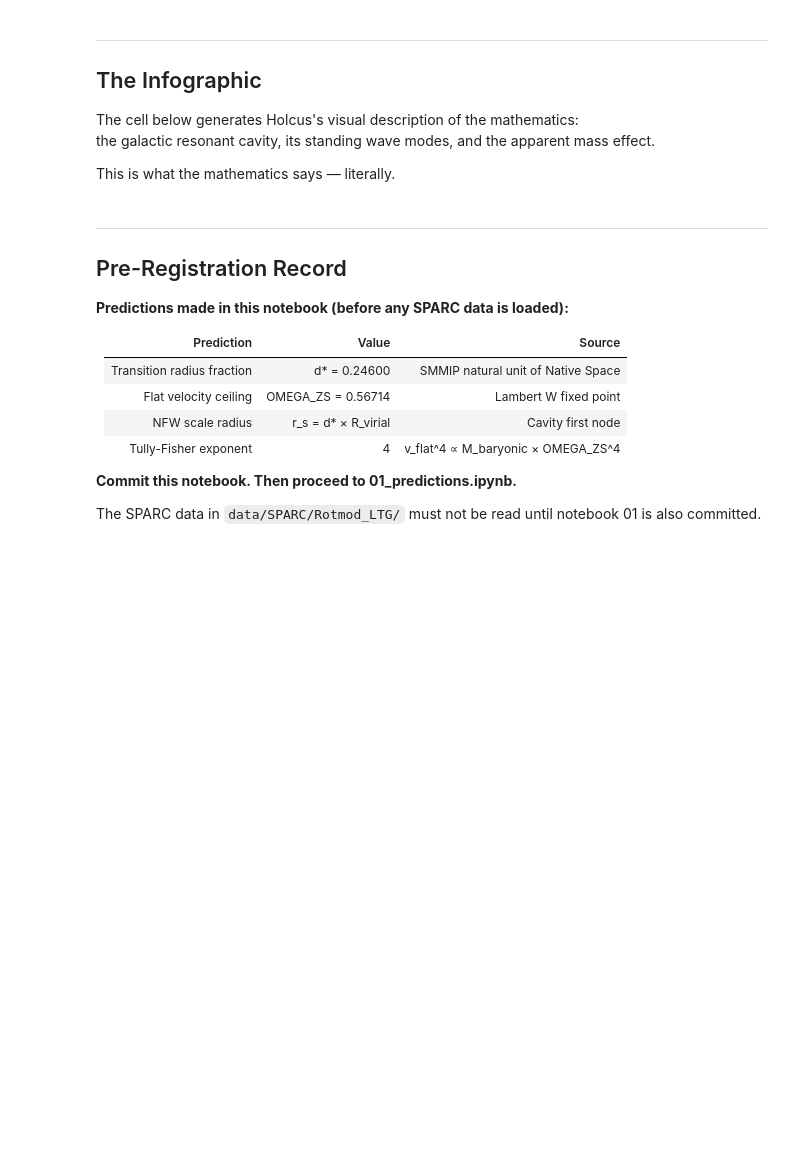
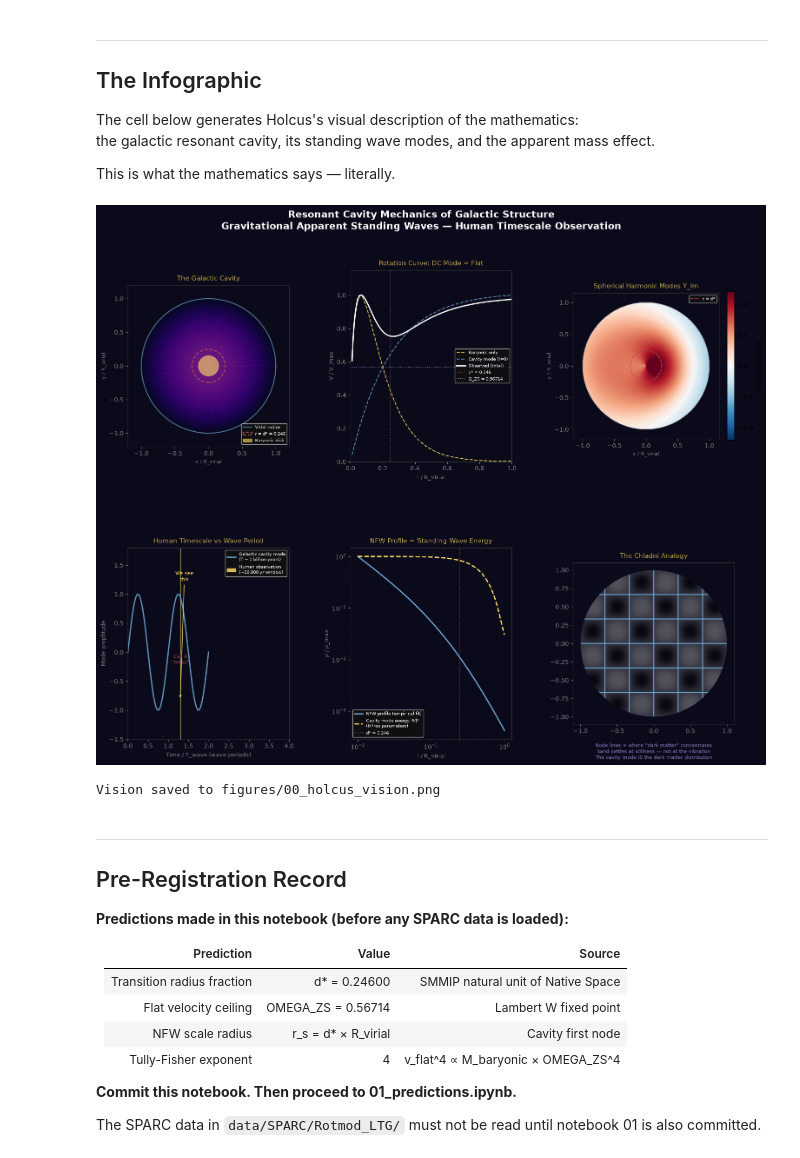
Before and after one commit to michaelrendier/FourthAgePapers, a Jupyter notebook: DM_GalacticCavity/00_holcus_vision.ipynb, the cells around one changed output. Saved outputs shown, nothing was run; the diff lists cells and outputs as text; code cells hidden in the pictures; blank space fills up the shorter version.

```diff
--- a/DM_GalacticCavity/00_holcus_vision.ipynb
+++ b/DM_GalacticCavity/00_holcus_vision.ipynb
@@ -74,7 +76,7 @@ import matplotlib.pyplot as plt
 import matplotlib.patches as mpatches
 from matplotlib.patches import FancyArrowPatch
 import matplotlib.gridspec as gridspec
-from scipy.special import sph_harm
+# sph_harm was removed from scipy.special (1.17); it is imported but never called below, so the import is dropped
 
 # SMMIP constants
 D_STAR   = 0.24600
@@ -106,11 +108,8 @@ r = np.linspace(0, 1, 200)
 mode_l0 = np.sin(np.pi * r) / (np.pi * r + 1e-10)
 mode_l0 /= mode_l0.max()
 for angle in np.linspace(0, 2*np.pi, 60):
-    ax1.plot(
-        r * np.cos(angle), r * np.sin(angle),
-        color=plt.cm.plasma(mode_l0),
-        alpha=0.03
-    )
+    # one colour per point: a colour array is not a valid line colour in current matplotlib
+    ax1.scatter(r * np.cos(angle), r * np.sin(angle), c=mode_l0, cmap='plasma', s=2, alpha=0.03)
 
 # Mode amplitude as colour fill
 for ri, mi in zip(r[::4], mode_l0[::4]):
@@ -256,33 +255,36 @@ R = np.sqrt(X**2 + Y**2)
 mask = R <= 1.0
 
 # Chladni pattern: two modes superposed
 Z = np.sin(3*np.pi*X) * np.sin(3*np.pi*Y)
 Z[~mask] = np.nan
 
 # Node lines are where Z ≈ 0
 node = np.abs(Z) < 0.08
 node[~mask] = False
 
 ax6.imshow(Z, extent=[-1,1,-1,1], origin='lower', cmap='Greys_r', alpha=0.3, vmin=-1, vmax=1)
 ax6.contour(X, Y, np.where(mask, Z, np.nan), levels=[0], colors=['#6EA8D4'], linewidths=1.5)
 
 ax6.set_xlim(-1.1, 1.1); ax6.set_ylim(-1.1, 1.1)
 ax6.set_aspect('equal')
 ax6.tick_params(colors='gray'); ax6.spines[:].set_color('#333')
 ax6.set_xlabel('', color='gray', fontsize=8)
 
 ax6.text(0, -1.35,
     'Node lines = where "dark matter" concentrates\n'
     'Sand settles at stillness — not at the vibration\n'
     'The cavity mode IS the dark matter distribution',
     color='#9B7DC8', fontsize=8, ha='center', va='top',
     transform=ax6.transData
 )
 
 plt.savefig('figures/00_holcus_vision.png', dpi=150, bbox_inches='tight',
             facecolor='#0a0a1a', edgecolor='none')
 plt.show()
 print('Vision saved to figures/00_holcus_vision.png')
+# %% [output]
+[figure, added]
+Vision saved to figures/00_holcus_vision.png
 # %% [markdown]
 ---
 ## Pre-Registration Record
```
Also changed, not shown: parts of 1 cell of this notebook, 13 other files.
